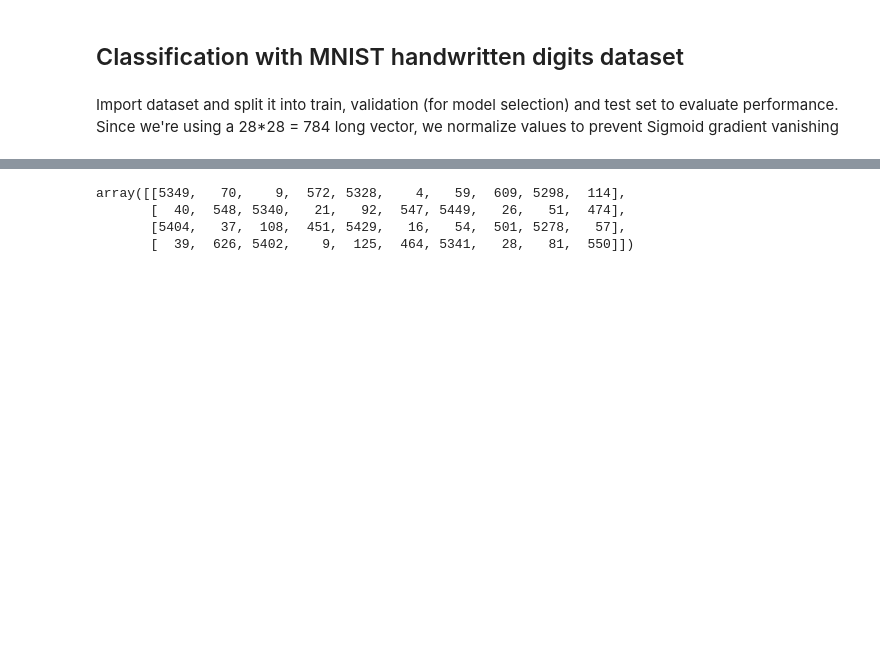
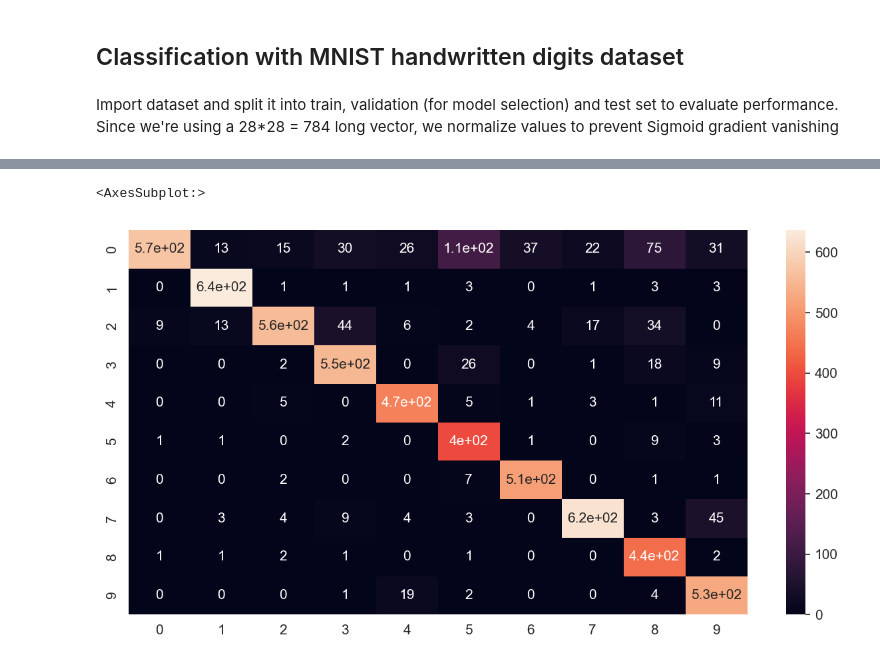
Before and after one commit to vornao/neural-network-from-scratch, a Jupyter notebook: src/moons-mnist-test.ipynb, the cells around one changed output, grey strips where cells are left out. Drawn from its saved outputs; the diff is of its cells as text; code cells hidden in the pictures; blank space fills up the shorter version.

```diff
--- a/src/moons-mnist-test.ipynb
+++ b/src/moons-mnist-test.ipynb
@@ -155,7 +155,9 @@ sns.lineplot(losses, palette=palette)
-# %%
-C = multilabel_confusion_matrix(y_test, predictions)
-# %% [output]
-array([[5349,   70,    9,  572, 5328,    4,   59,  609, 5298,  114],
-       [  40,  548, 5340,   21,   92,  547, 5449,   26,   51,  474],
-       [5404,   37,  108,  451, 5429,   16,   54,  501, 5278,   57],
-       [  39,  626, 5402,    9,  125,  464, 5341,   28,   81,  550]])
+# %%
+labels_pred = np.argmax(predictions, 1)
+labels_true = np.argmax(y_test, 1)
+
+C = confusion_matrix(labels_pred, labels_true)
+sns.heatmap(C, annot=True)
+# %% [output]
+<AxesSubplot:>
+[figure, added]
```
Also changed, not shown: parts of 6 cells of this notebook.
